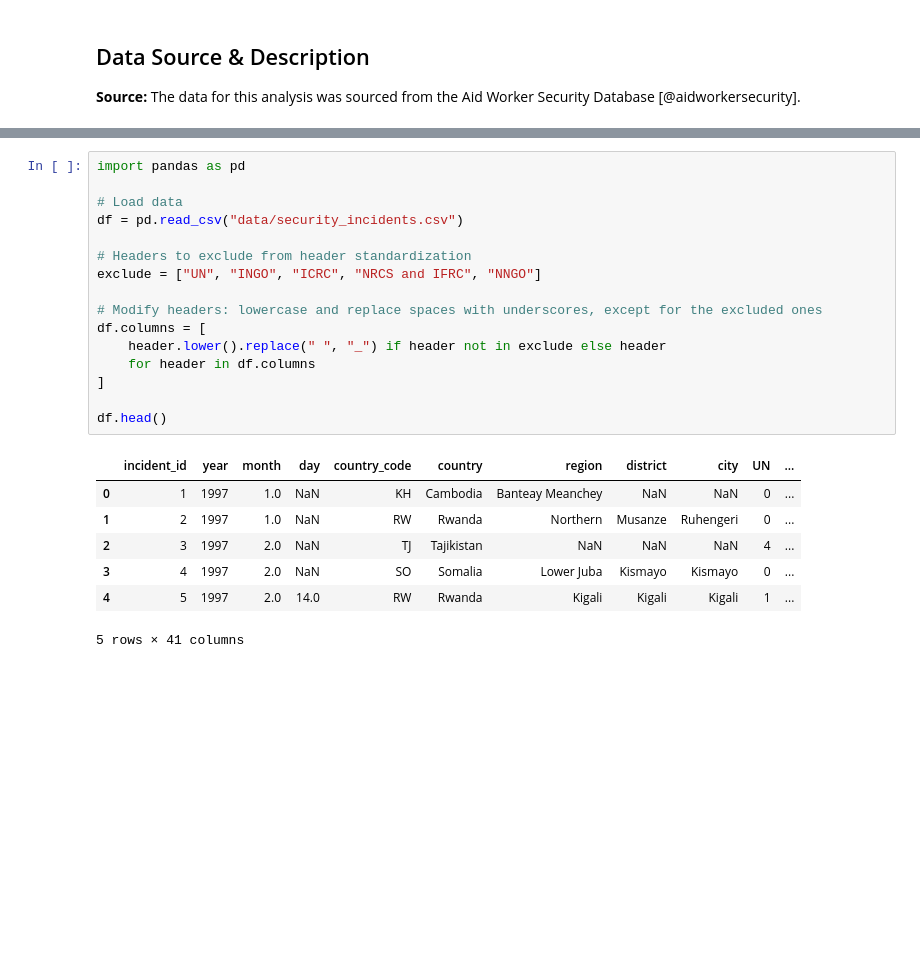
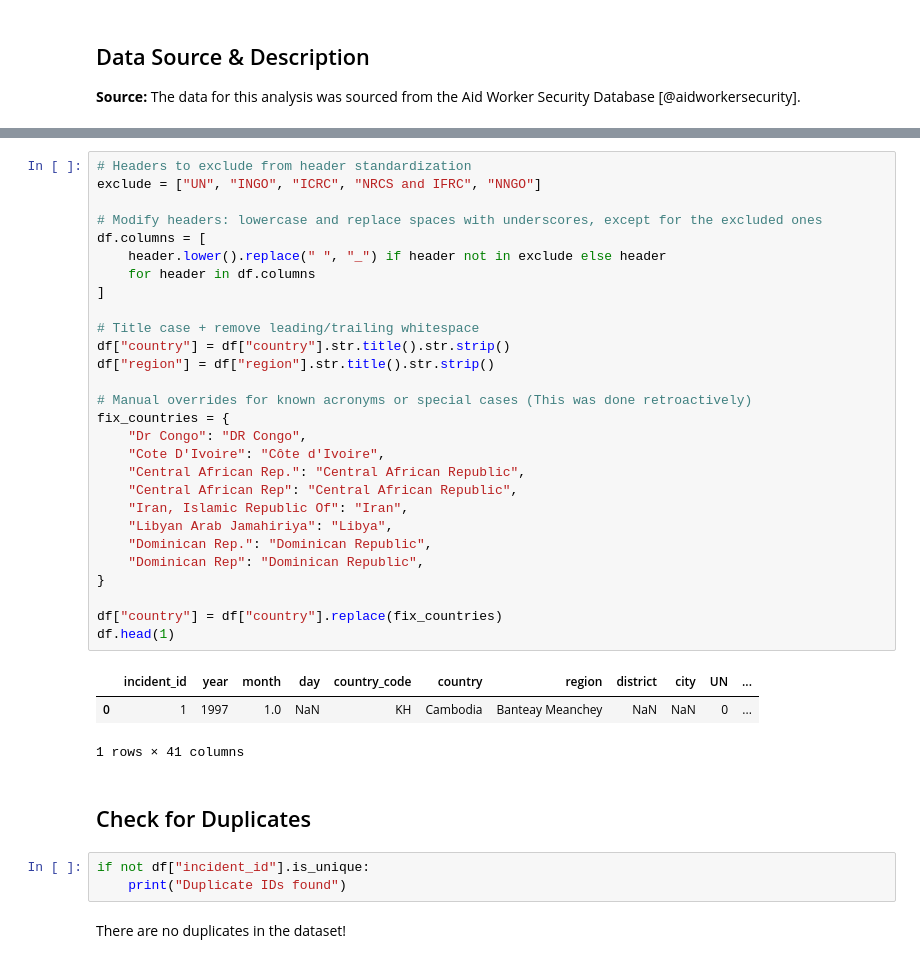
Before and after one commit to DSAN-Viz2025/DSAN-Viz2025.github.io, a Jupyter notebook: data_cleaning.ipynb, the cells around one changed output, grey strips where cells are left out. Cells and saved outputs as stored; diff of their text form; blank space fills up the shorter version.

Commit message:
data cleaning complete!

```diff
--- a/data_cleaning.ipynb
+++ b/data_cleaning.ipynb
@@ -17,24 +44,39 @@ The data for this analysis was sourced from the Aid Worker Security Database [@a
 # %%
-import pandas as pd
-
-# Load data
-df = pd.read_csv("data/security_incidents.csv")
-
 # Headers to exclude from header standardization
 exclude = ["UN", "INGO", "ICRC", "NRCS and IFRC", "NNGO"]
 
 # Modify headers: lowercase and replace spaces with underscores, except for the excluded ones
 df.columns = [
     header.lower().replace(" ", "_") if header not in exclude else header
     for header in df.columns
 ]
 
-df.head()
+# Title case + remove leading/trailing whitespace
+df["country"] = df["country"].str.title().str.strip()
+df["region"] = df["region"].str.title().str.strip()
+
+# Manual overrides for known acronyms or special cases (This was done retroactively)
+fix_countries = {
+    "Dr Congo": "DR Congo",
+    "Cote D'Ivoire": "Côte d'Ivoire",
+    "Central African Rep.": "Central African Republic",
+    "Central African Rep": "Central African Republic",
+    "Iran, Islamic Republic Of": "Iran",
+    "Libyan Arab Jamahiriya": "Libya",
+    "Dominican Rep.": "Dominican Republic",
+    "Dominican Rep": "Dominican Republic",
+}
+
+df["country"] = df["country"].replace(fix_countries)
+df.head(1)
 # %% [output]
 |  | incident_id | year | month | day | country_code | country | region | district | city | UN | ... |
 | 0 | 1 | 1997 | 1.0 | NaN | KH | Cambodia | Banteay Meanchey | NaN | NaN | 0 | ... |
-| 1 | 2 | 1997 | 1.0 | NaN | RW | Rwanda | Northern | Musanze | Ruhengeri | 0 | ... |
-| 2 | 3 | 1997 | 2.0 | NaN | TJ | Tajikistan | NaN | NaN | NaN | 4 | ... |
-| 3 | 4 | 1997 | 2.0 | NaN | SO | Somalia | Lower Juba | Kismayo | Kismayo | 0 | ... |
-| 4 | 5 | 1997 | 2.0 | 14.0 | RW | Rwanda | Kigali | Kigali | Kigali | 1 | ... |
-5 rows × 41 columns
+1 rows × 41 columns
+# %% [markdown]
+## Check for Duplicates
+# %%
+if not df["incident_id"].is_unique:
+    print("Duplicate IDs found")
+# %% [markdown]
+There are no duplicates in the dataset!
```
Also changed, not shown: parts of 39 cells of this notebook, 9 other files.
